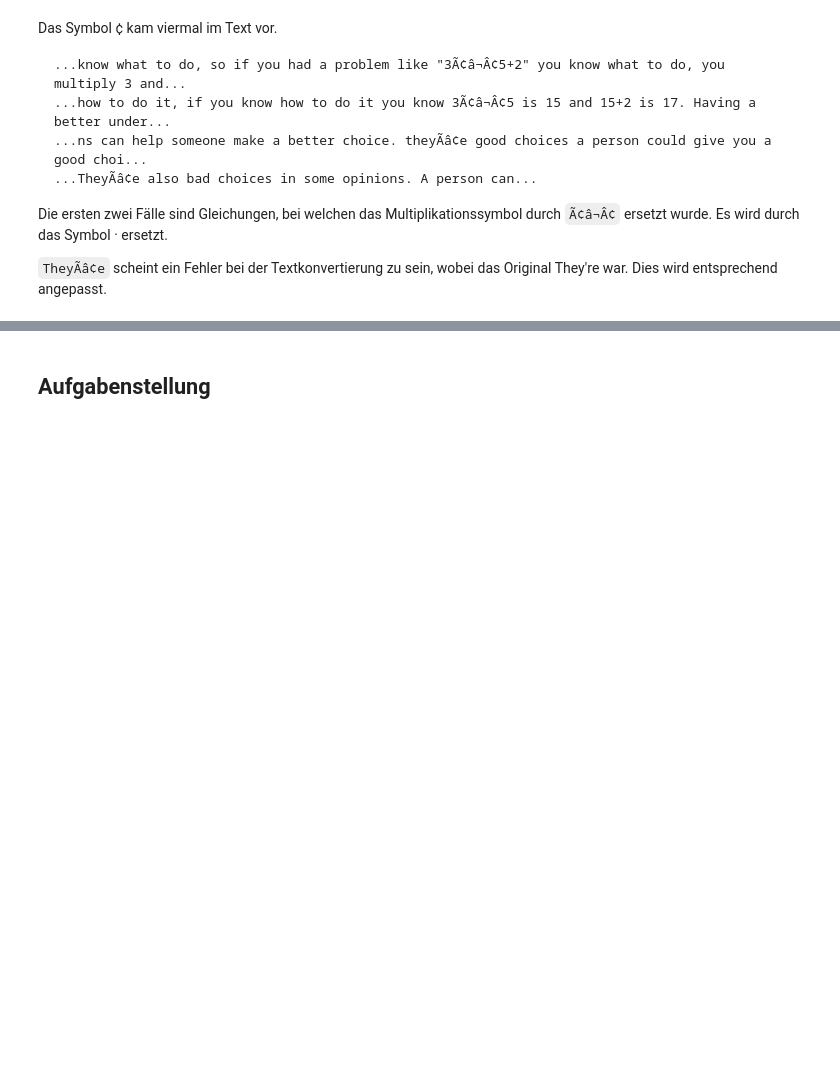
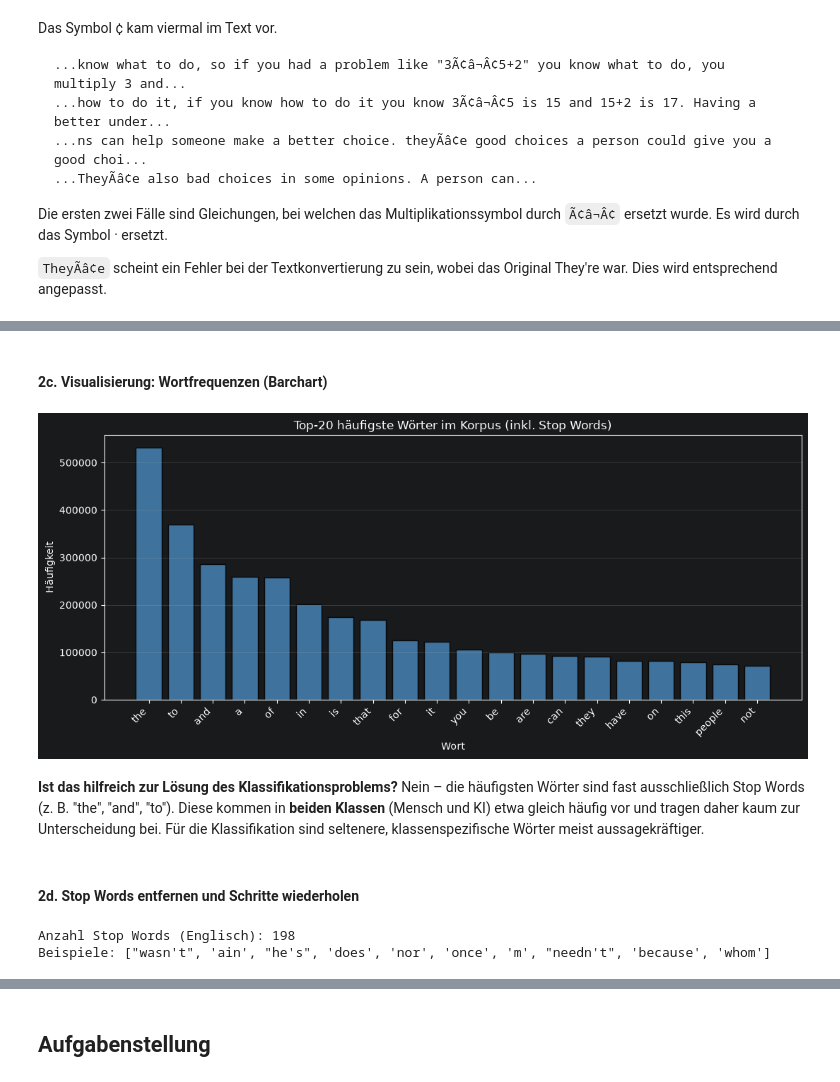
Before and after one commit to TheAmarok/Neue-Konzepte-Gruppe-9, a Jupyter notebook: Notebook_Abgabeversion.ipynb, the cells around one changed output, grey strips where cells are left out. Drawn from its saved outputs; the diff is of its cells as text; code cells hidden in the pictures; blank space fills up the shorter version.

```diff
--- a/Notebook_Abgabeversion.ipynb
+++ b/Notebook_Abgabeversion.ipynb
@@ -678,0 +729,5 @@ Die ersten zwei Fälle sind Gleichungen, bei welchen das Multiplikationssymbol d
+# %%
+# Gesamten Korpus als einen langen String zusammenführen
+corpus_text = " ".join(df["text"].tolist())
+print(f"Gesamtlänge des Korpus: {len(corpus_text):,} Zeichen")
+print(f"Anzahl Essays im Korpus: {len(df):,}")
@@ -678,0 +737,11 @@ Die ersten zwei Fälle sind Gleichungen, bei welchen das Multiplikationssymbol d
+# %%
+# Einfache Whitespace-Tokenisierung für die Korpusbeschreibung
+def whitespace_tokenize(text):
+    return text.lower().split()
+
+all_tokens = whitespace_tokenize(corpus_text)
+word_types = set(all_tokens)
+
+print(f"Word Instances (Tokens gesamt): {len(all_tokens):,}")
+print(f"Word Types (eindeutige Wörter): {len(word_types):,}")
+print(f"Type-Token-Ratio:               {len(word_types)/len(all_tokens):.4f}")
@@ -678,0 +813,7 @@ Die ersten zwei Fälle sind Gleichungen, bei welchen das Multiplikationssymbol d
+# %%
+# Wortfrequenzen über den gesamten Korpus (Whitespace-Tokenisierung)
+word_freq = Counter(all_tokens)
+most_common_20 = word_freq.most_common(20)
+
+freq_df = pd.DataFrame(most_common_20, columns=["Wort", "Häufigkeit"])
+freq_df
@@ -678,0 +838,32 @@ Die ersten zwei Fälle sind Gleichungen, bei welchen das Multiplikationssymbol d
+# %% [markdown]
+#### 2c. Visualisierung: Wortfrequenzen (Barchart)
+# %%
+fig, ax = plt.subplots(figsize=(11, 5))
+ax.bar(freq_df["Wort"], freq_df["Häufigkeit"], color="steelblue", edgecolor="black", alpha=0.85)
+ax.set_xlabel("Wort")
+ax.set_ylabel("Häufigkeit")
+ax.set_title("Top-20 häufigste Wörter im Korpus (inkl. Stop Words)")
+plt.xticks(rotation=45, ha="right")
+ax.grid(axis="y", alpha=0.3)
+plt.tight_layout()
+plt.show()
+# %% [output]
+[figure, added]
+# %% [markdown]
+**Ist das hilfreich zur Lösung des Klassifikationsproblems?**
+Nein – die häufigsten Wörter sind fast ausschließlich Stop Words (z. B. "the", "and", "to"). Diese kommen in **beiden Klassen** (Mensch und KI) etwa gleich häufig vor und tragen daher kaum zur Unterscheidung bei. Für die Klassifikation sind seltenere, klassenspezifische Wörter meist aussagekräftiger.
+# %% [markdown]
+#### 2d. Stop Words entfernen und Schritte wiederholen
+# %%
+# NLTK Stop Words laden
+try:
+    stop_words = set(stopwords.words("english"))
+except LookupError:
+    nltk.download("stopwords", quiet=True)
+    stop_words = set(stopwords.words("english"))
+
+print(f"Anzahl Stop Words (Englisch): {len(stop_words)}")
+print(f"Beispiele: {list(stop_words)[:10]}")
+# %% [output]
+Anzahl Stop Words (Englisch): 198
+Beispiele: ["wasn't", 'ain', "he's", 'does', 'nor', 'once', 'm', "needn't", 'because', 'whom']
```
Also changed, not shown: parts of 49 cells of this notebook.
